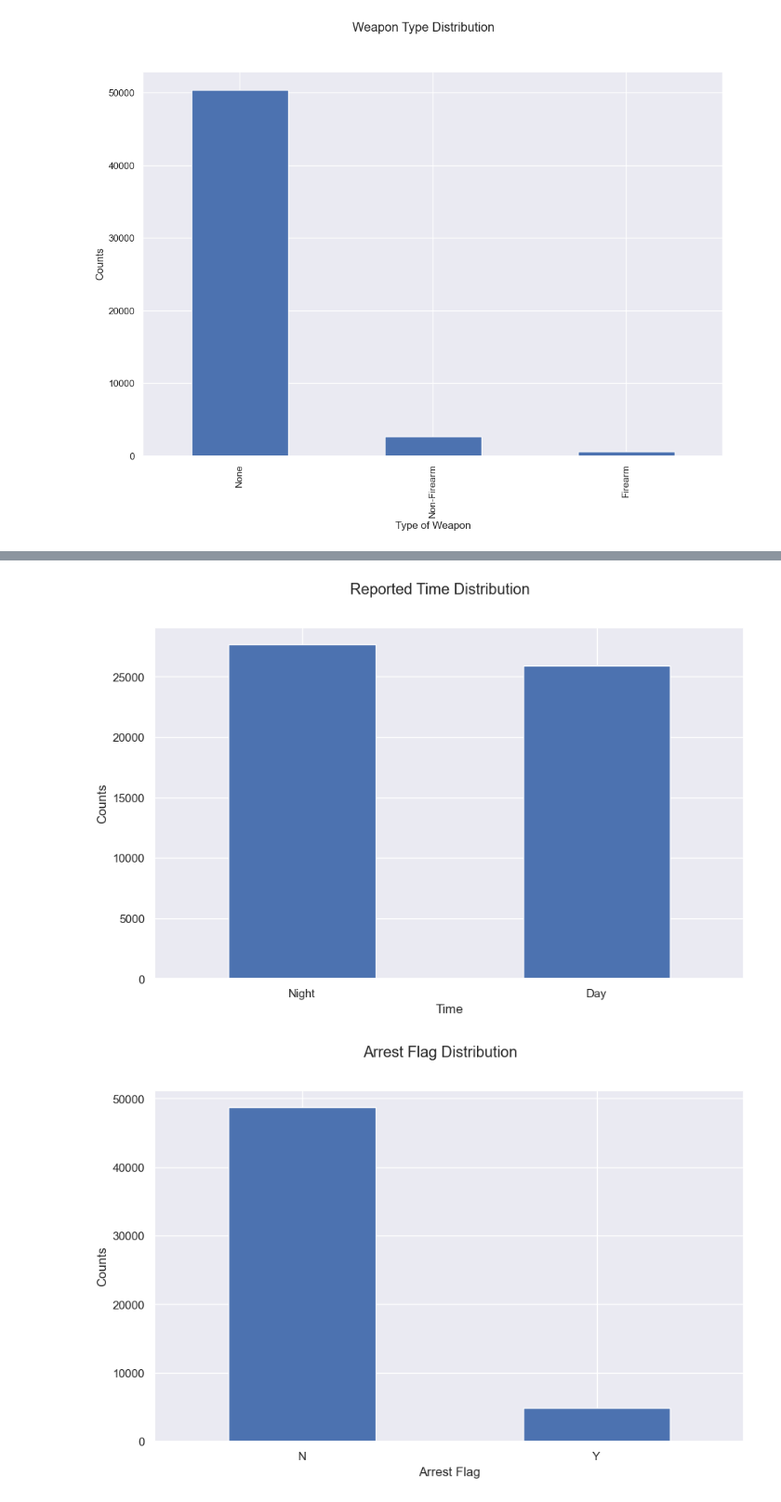
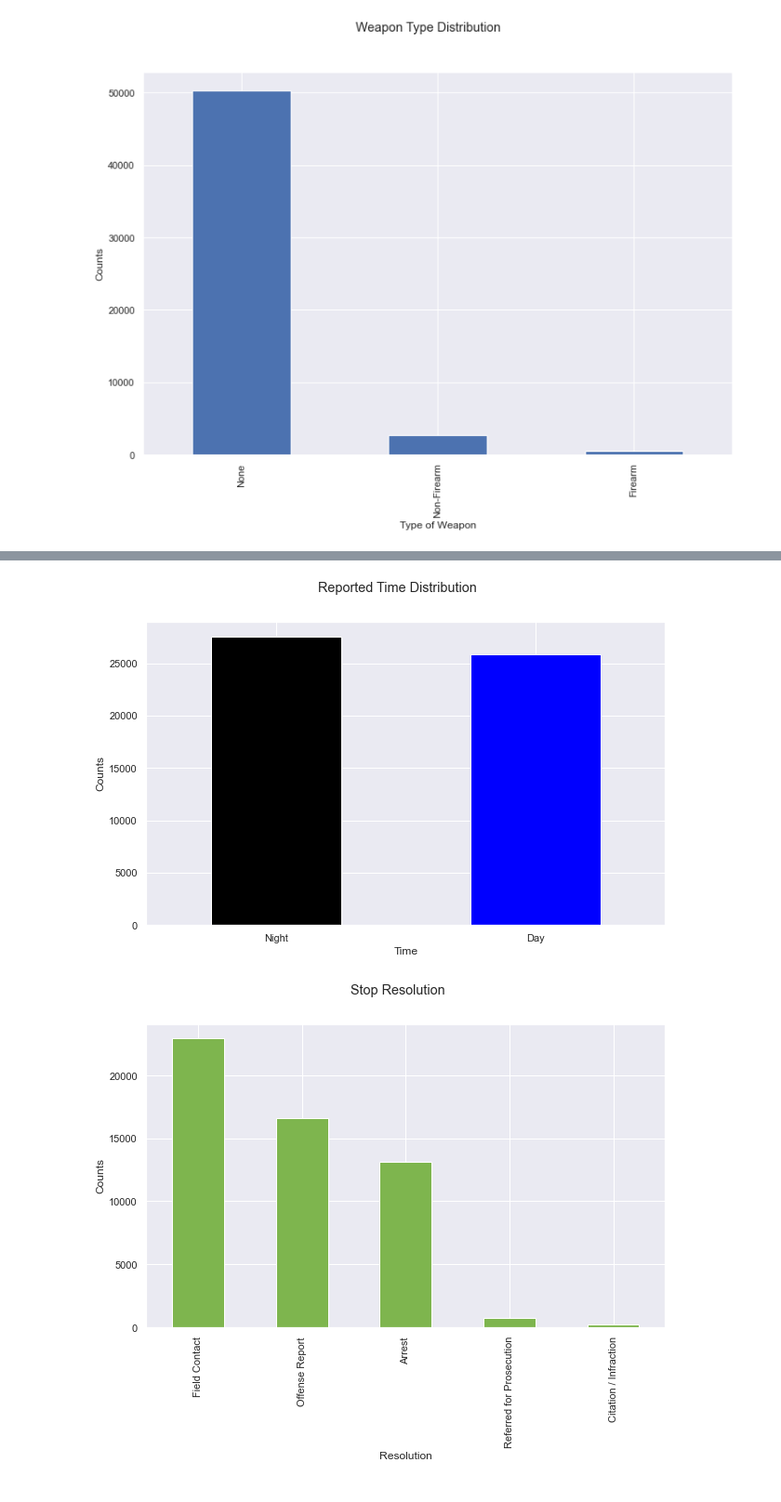
Before and after one commit to Azegele/Phase-3-Project, a Jupyter notebook: index.ipynb, the cells around one changed output, grey strips where cells are left out. Shown: that part at 93% size. Saved outputs shown, nothing was run; the diff lists cells and outputs as text; code cells hidden in the pictures.

```diff
--- a/index.ipynb
+++ b/index.ipynb
@@ -493,0 +470,3 @@ Name: reported_date, Length: 53581, dtype: object
+# %%
+terry_stops= terry_stops.drop('reported_date', axis=1)
+terry_stops
@@ -494,3 +487,8 @@ Name: reported_date, Length: 53581, dtype: object
+# %%
+#creating a new column for officer age
+terry_stops['officer_age']= terry_stops['reported_year'] - terry_stops['officer_yob']
+#drop the column for officer year of birth
+terry_stops = terry_stops.drop('officer_yob', axis=1)
 # %%
 terry_stops['reported_time']= terry_stops['reported_time'].apply(lambda x:x[:2])
 terry_stops['reported_time']= terry_stops['reported_time'].astype('int')
@@ -549,0 +560,3 @@ terry_stops.head()
+# %%
+sns.catplot(x='officer_age', data=terry_stops, kind='box', height=3, aspect=3).set(title="With Outliers");
+sns.set(rc={'figure.figsize':(16,12)})
@@ -549,0 +567,3 @@ terry_stops.head()
+# %%
+terry_stops = terry_stops[terry_stops['officer_age']<=65]
+terry_stops['officer_age'].max()
@@ -587,20 +611,20 @@ plt.show()
 # %%
 plt.figure(figsize=(10,6))
-terry_stops['reported_time'].value_counts().plot(kind='bar')
+c= ['black','blue']
+terry_stops['reported_time'].value_counts().plot(kind='bar',color=c)
 plt.suptitle("Reported Time Distribution")
 plt.xlabel("Time")
 plt.ylabel("Counts")
 plt.xticks(rotation=0)
 plt.show()
 # %% [output]
-[figure, old version]
+[figure, new version]
 # %%
 plt.figure(figsize=(10,6))
-terry_stops['arrest_flag'].value_counts().plot(kind='bar')
-plt.suptitle("Arrest Flag Distribution")
-plt.xlabel("Arrest Flag")
-plt.xticks(rotation=0)
-plt.ylabel("Counts")
-plt.show()
+color= '#7eb54e'
+terry_stops['stop_resolution'].value_counts().plot(kind='bar',color=color);
+plt.suptitle("Stop Resolution")
+plt.xlabel("Resolution")
+plt.ylabel("Counts");
 # %% [output]
-[figure, old version]
+[figure, new version]
```
Also changed, not shown: parts of 26 cells of this notebook.
